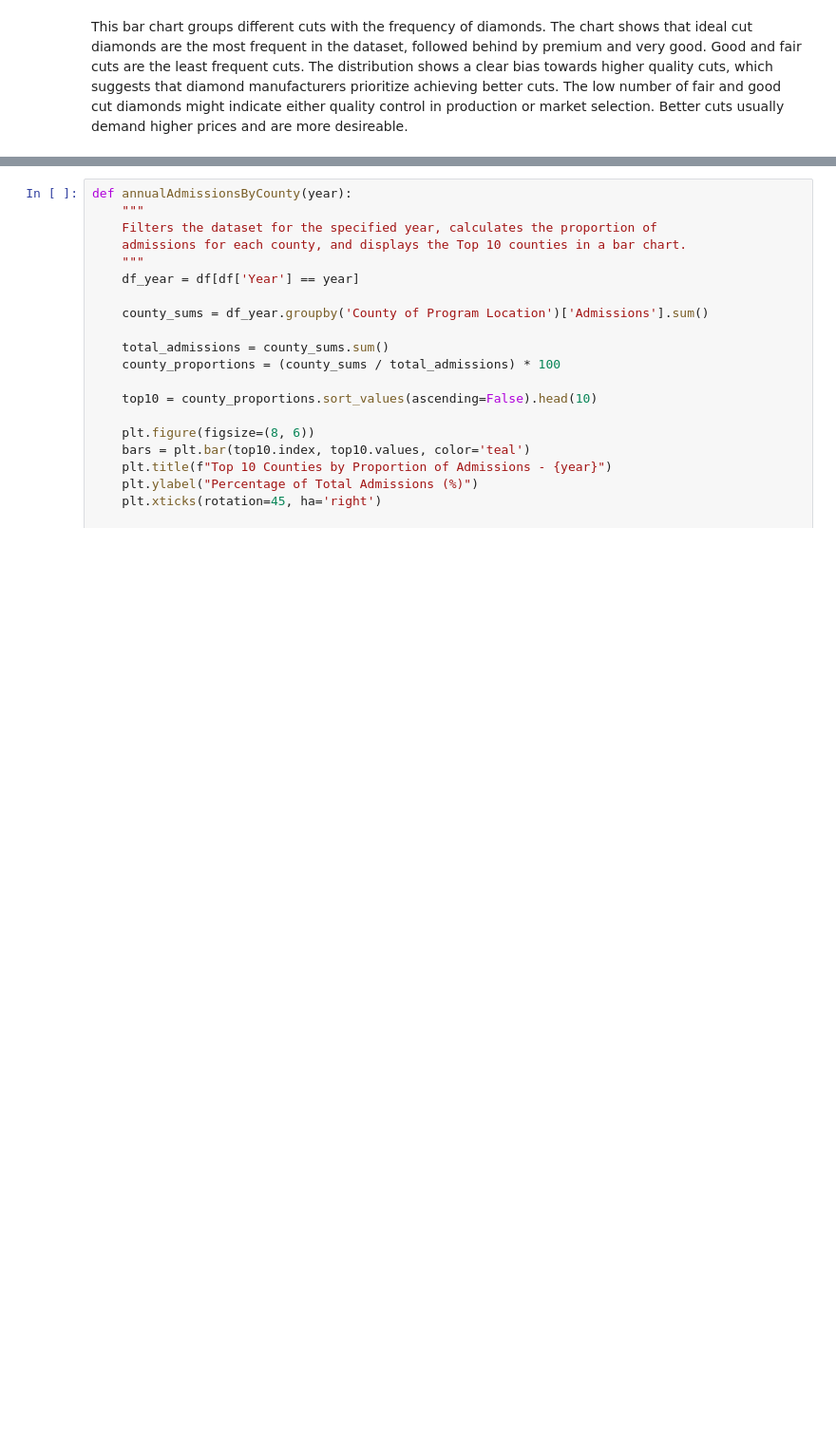
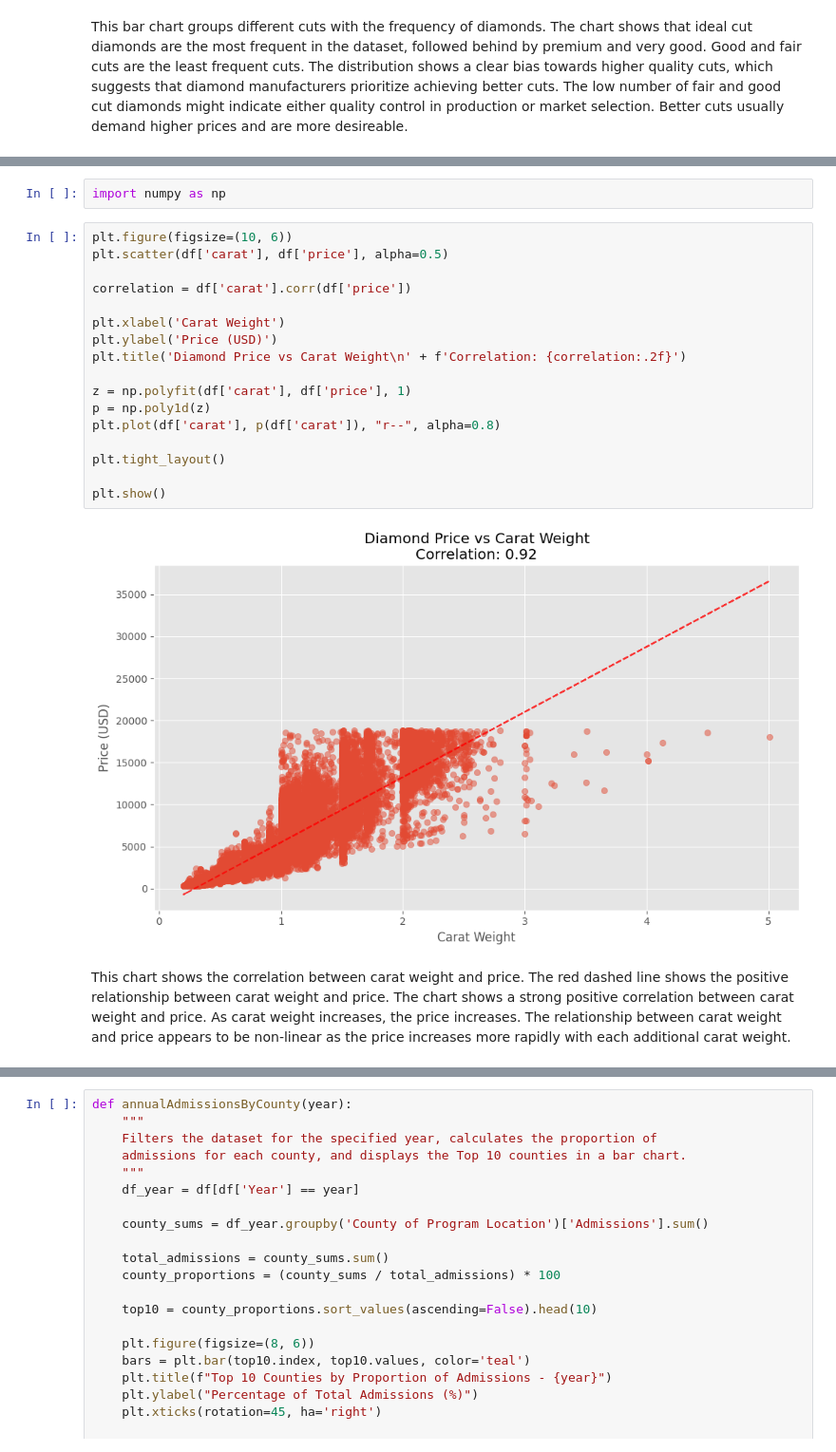
Before and after one commit to DavidYu75/ds3000-assignments, a Jupyter notebook: DS3000.A6.David.Yu.ipynb, the cells around one changed output, grey strips where cells are left out. Shown at 95% size. Saved outputs shown, nothing was run; the diff lists cells and outputs as text; blank space fills up the shorter version.

```diff
--- a/DS3000.A6.David.Yu.ipynb
+++ b/DS3000.A6.David.Yu.ipynb
@@ -152,0 +91,23 @@ Analyze the results and discuss any patterns or trends observed over this period
+# %%
+import numpy as np
+# %%
+plt.figure(figsize=(10, 6))
+plt.scatter(df['carat'], df['price'], alpha=0.5)
+
+correlation = df['carat'].corr(df['price'])
+
+plt.xlabel('Carat Weight')
+plt.ylabel('Price (USD)')
+plt.title('Diamond Price vs Carat Weight\n' + f'Correlation: {correlation:.2f}')
+
+z = np.polyfit(df['carat'], df['price'], 1)
+p = np.poly1d(z)
+plt.plot(df['carat'], p(df['carat']), "r--", alpha=0.8)
+
+plt.tight_layout()
+
+plt.show()
+# %% [output]
+[figure, added]
+# %% [markdown]
+This chart shows the correlation between carat weight and price. The red dashed line shows the positive relationship between carat weight and price. The chart shows a strong positive correlation between carat weight and price. As carat weight increases, the price increases. The relationship between carat weight and price appears to be non-linear as the price increases more rapidly with each additional carat weight.
```
Also changed, not shown: parts of 8 cells of this notebook.
